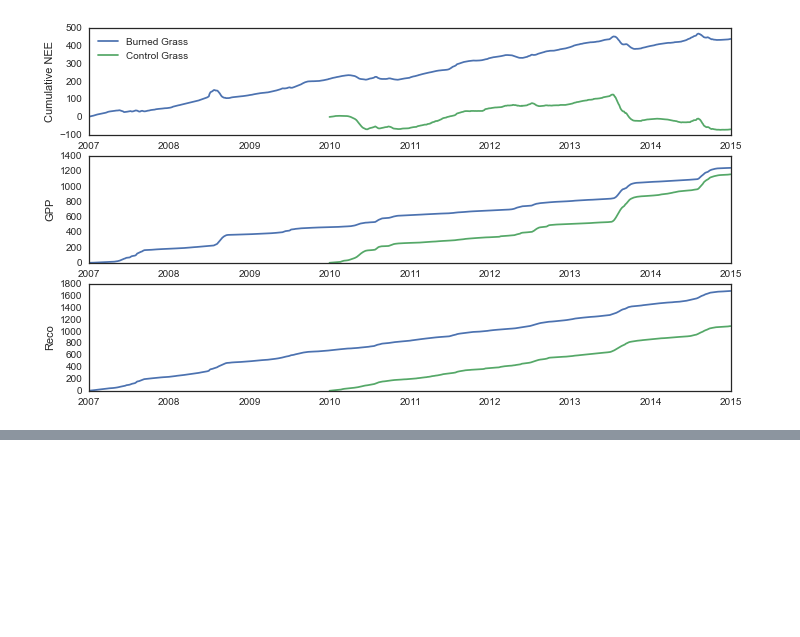
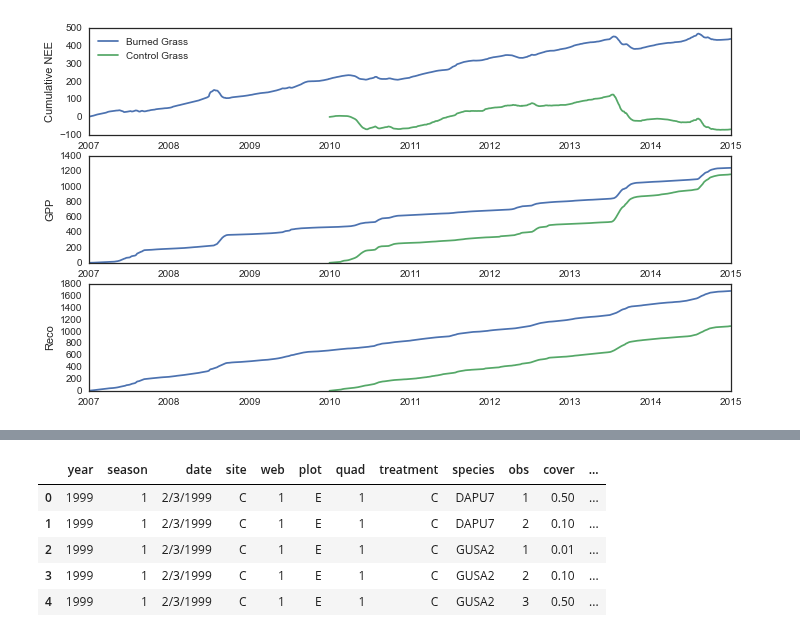
Before and after one commit to gremau/NMEG_miscellany, a Jupyter notebook: jupyter/Sev_Grassland_Comparison.ipynb, the cells around one changed output, grey strips where cells are left out. Cells and saved outputs as stored; diff of their text form; code cells hidden in the pictures; blank space fills up the shorter version.

Commit message:
Adding sev data

```diff
--- a/jupyter/Sev_Grassland_Comparison.ipynb
+++ b/jupyter/Sev_Grassland_Comparison.ipynb
@@ -97,0 +105,11 @@ ax.set_ylabel('Reco')
+# %%
+# Core quadrat volume based ANPP data
+vol_npp = pd.read_csv("http://sev.lternet.edu/sites/default/files/data/sev-129/sev129_nppcorequadrat_20150819.txt")
+vol_npp.head()
+# %% [output]
+|  | year | season | date | site | web | plot | quad | treatment | species | obs | cover | ... |
+| 0 | 1999 | 1 | 2/3/1999 | C | 1 | E | 1 | C | DAPU7 | 1 | 0.50 | ... |
+| 1 | 1999 | 1 | 2/3/1999 | C | 1 | E | 1 | C | DAPU7 | 2 | 0.10 | ... |
+| 2 | 1999 | 1 | 2/3/1999 | C | 1 | E | 1 | C | GUSA2 | 1 | 0.01 | ... |
+| 3 | 1999 | 1 | 2/3/1999 | C | 1 | E | 1 | C | GUSA2 | 2 | 0.10 | ... |
+| 4 | 1999 | 1 | 2/3/1999 | C | 1 | E | 1 | C | GUSA2 | 3 | 0.50 | ... |
```
Also changed, not shown: parts of 5 cells of this notebook.
